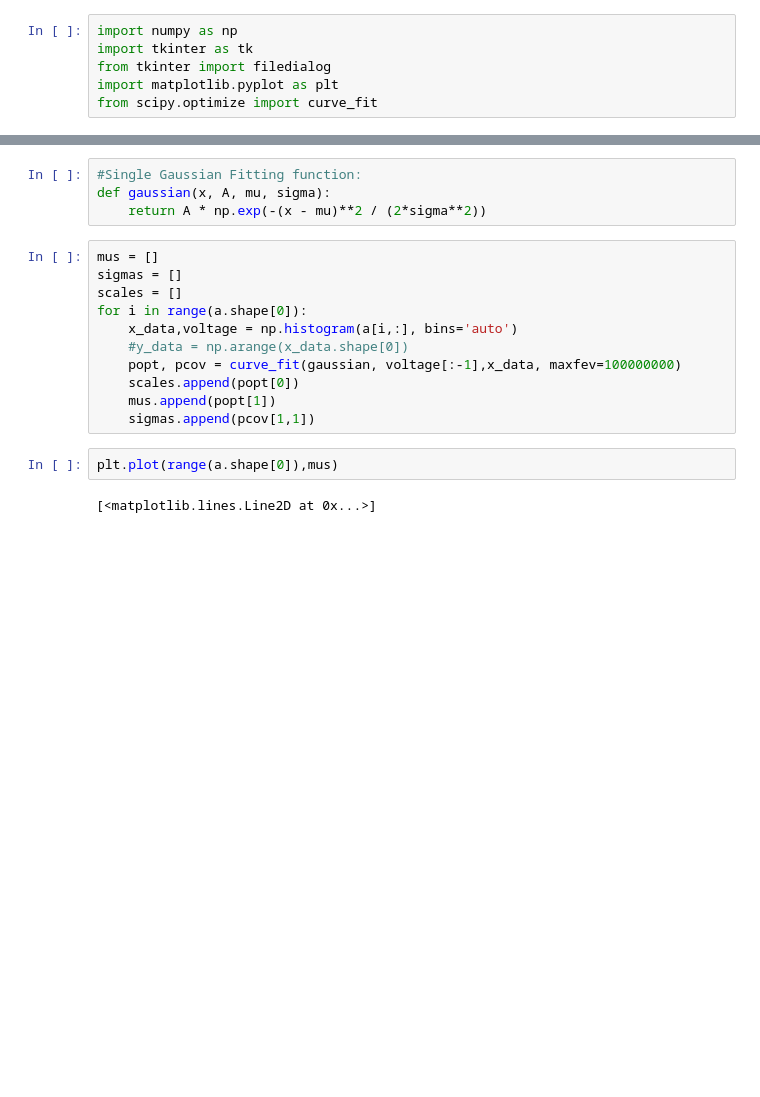
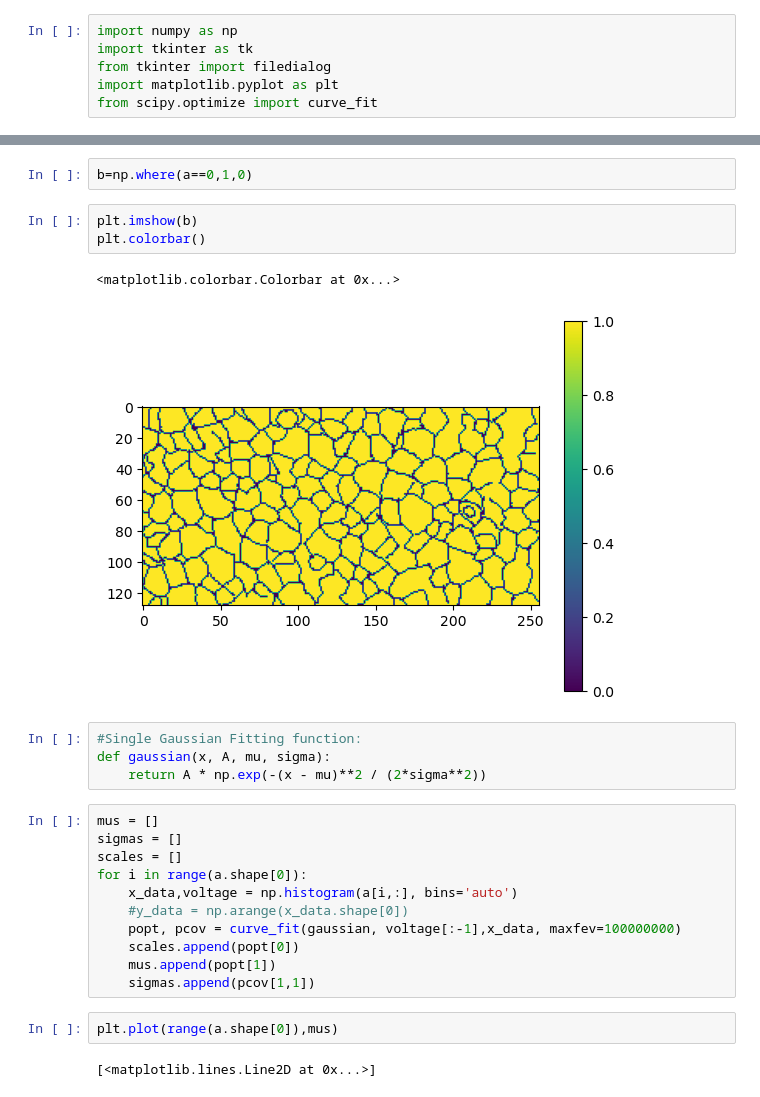
Before and after one commit to RamadanLab/KPFM_processing, a Jupyter notebook: OldTestCode/linebyline_initialtest.ipynb, the cells around one changed output, grey strips where cells are left out. Drawn from its saved outputs; the diff is of its cells as text; blank space fills up the shorter version.

```diff
--- a/OldTestCode/linebyline_initialtest.ipynb
+++ b/OldTestCode/linebyline_initialtest.ipynb
@@ -45,3 +53,11 @@ plt.colorbar()
+# %%
+b=np.where(a==0,1,0)
+# %%
+plt.imshow(b)
+plt.colorbar()
+# %% [output]
+<matplotlib.colorbar.Colorbar at 0x...>
+[figure, added]
 # %%
 #Single Gaussian Fitting function:
 def gaussian(x, A, mu, sigma):
```
Also changed, not shown: parts of 9 cells of this notebook, 5 other files.
